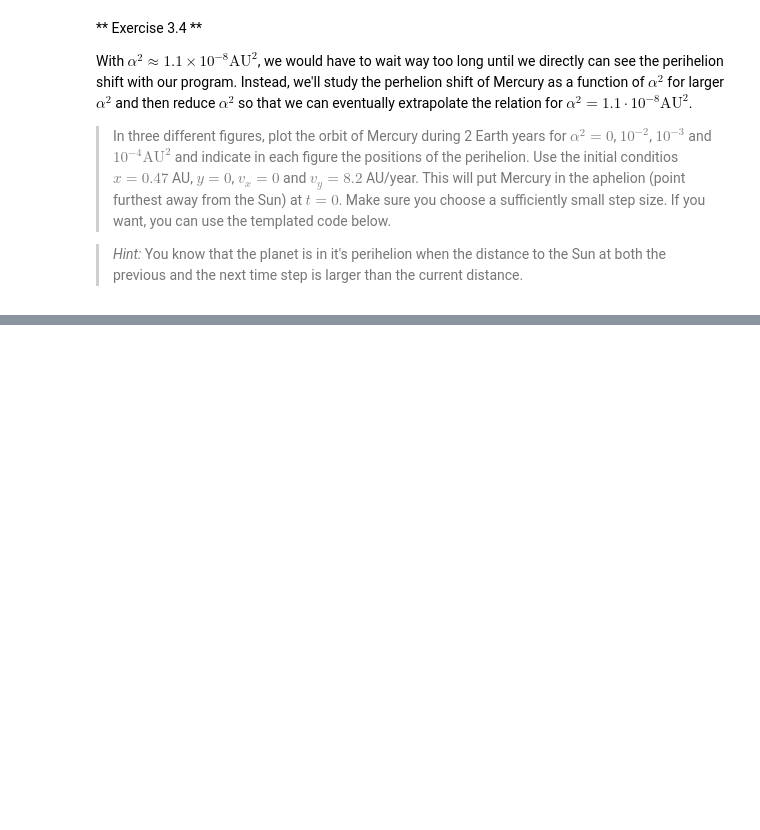
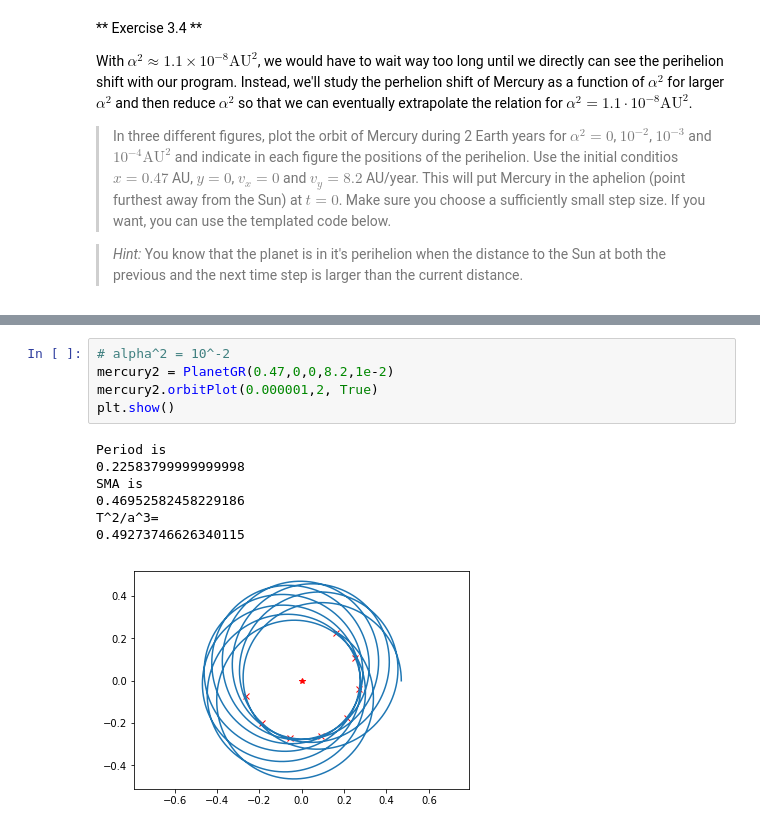
Before and after one commit to joonathann/Flervariabel-1, a Jupyter notebook: ex3.ipynb, the cells around one changed output, grey strips where cells are left out. Drawn from its saved outputs; the diff is of its cells as text; blank space fills up the shorter version.

```diff
--- a/ex3.ipynb
+++ b/ex3.ipynb
@@ -119,0 +134,13 @@ for a2 in alpha2:
+# %%
+# alpha^2 = 10^-2
+mercury2 = PlanetGR(0.47,0,0,8.2,1e-2)
+mercury2.orbitPlot(0.000001,2, True)
+plt.show()
+# %% [output]
+Period is
+0.22583799999999998
+SMA is
+0.46952582458229186
+T^2/a^3=
+0.49273746626340115
+[figure, added]
```
Also changed, not shown: parts of 7 cells of this notebook.
